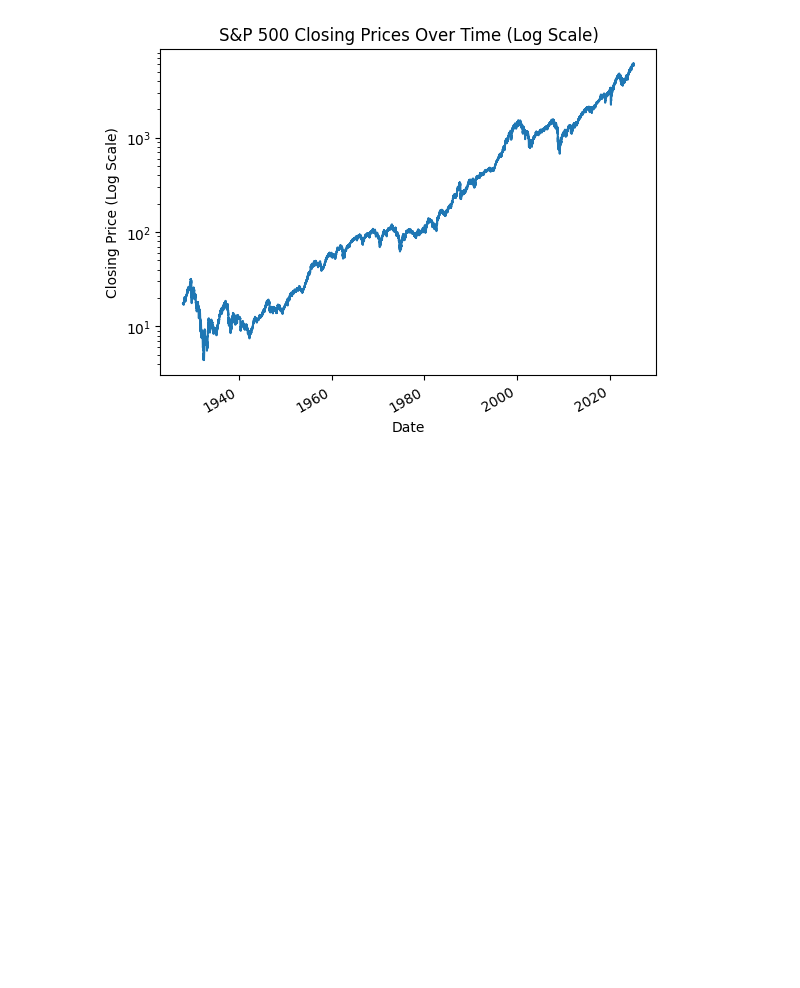
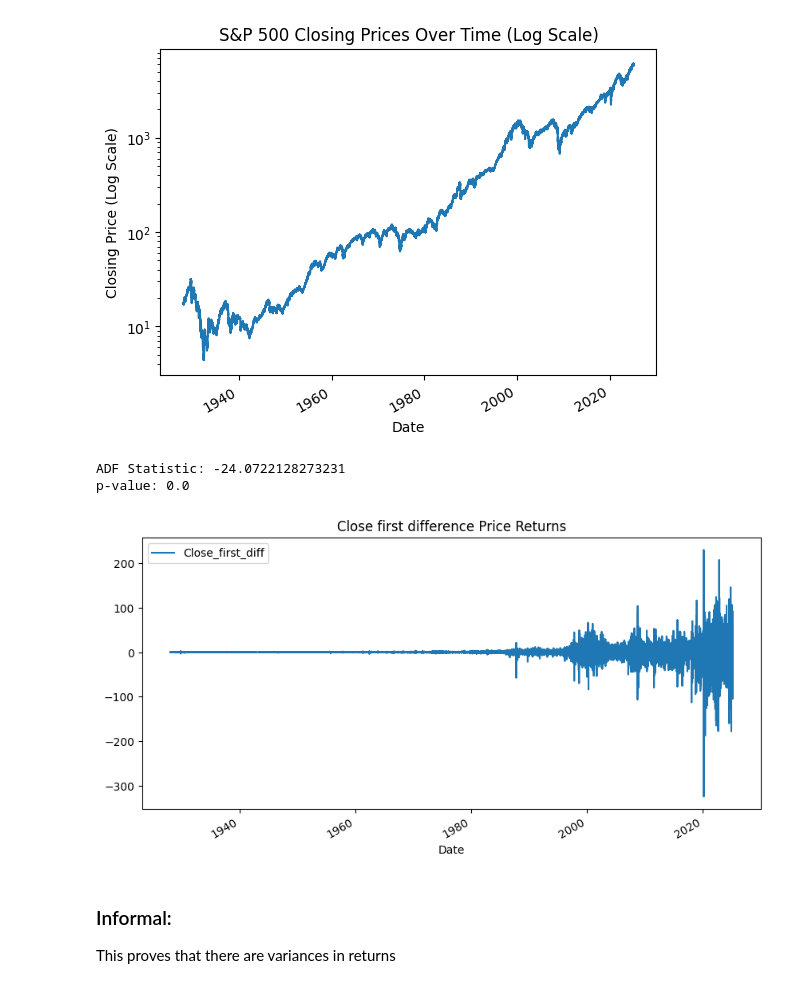
Before and after one commit to MagnusHafstad/EmpiricalFinance, a Jupyter notebook: main.ipynb, the cells around one changed output. Saved outputs shown, nothing was run; the diff lists cells and outputs as text; code cells hidden in the pictures; blank space fills up the shorter version.

```diff
--- a/main.ipynb
+++ b/main.ipynb
@@ -54,3 +55,21 @@ plt.ylabel('Closing Price (Log Scale)')
 plt.show()
 # %% [output]
 [figure]
+# %%
+df['Close_first_diff'] = df['Close'].diff()
+
+df_diff = df['Close_first_diff'].dropna()
+
+result = adfuller(df_diff)
+print("ADF Statistic:", result[0])
+print("p-value:", result[1])
+
+df[["Close_first_diff"]].plot(figsize=(10,5), title="Close first difference Price Returns")
+plt.show()
+# %% [output]
+ADF Statistic: -24.0722128273231
+p-value: 0.0
+[figure, added]
+# %% [markdown]
+### Informal:
+This proves that there are variances in returns
```
Also changed, not shown: parts of 2 cells of this notebook.
